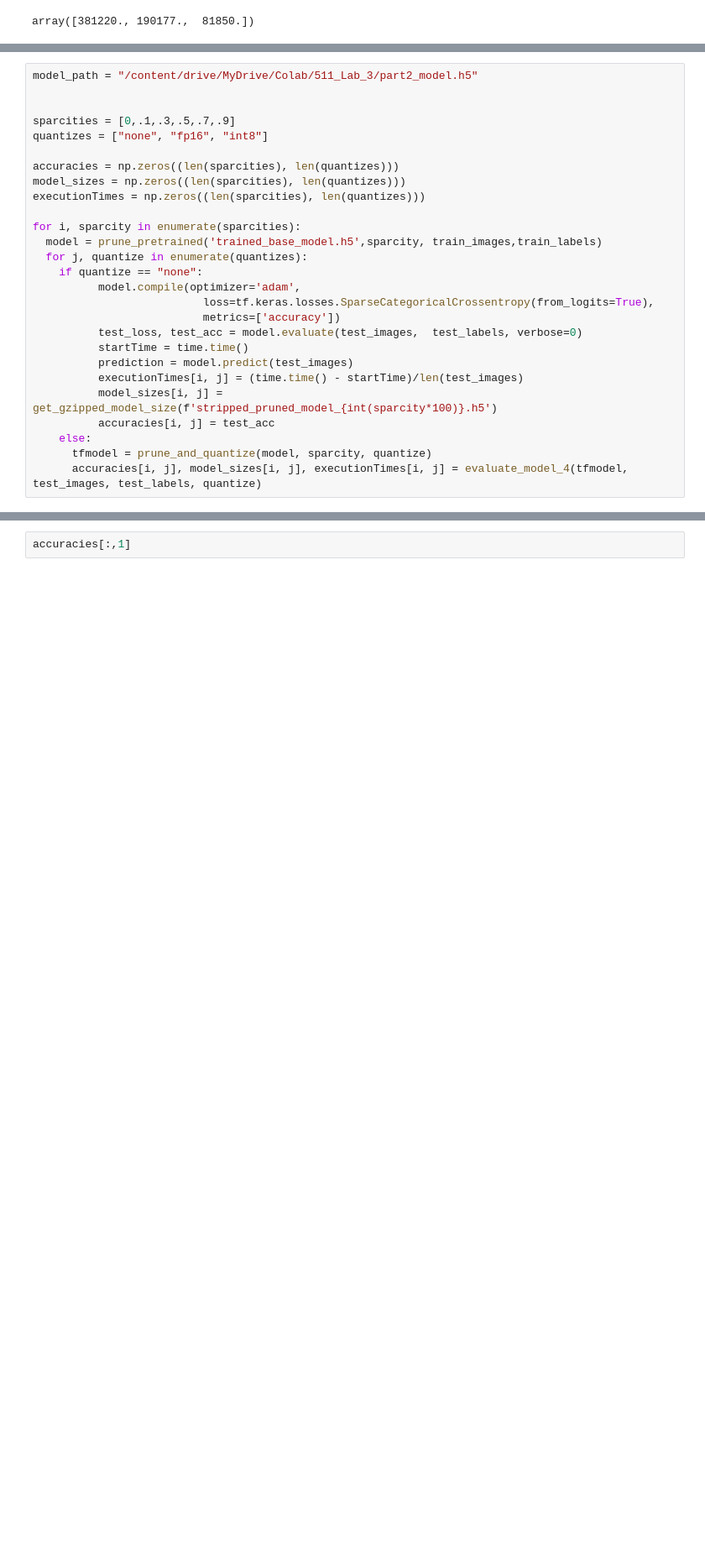
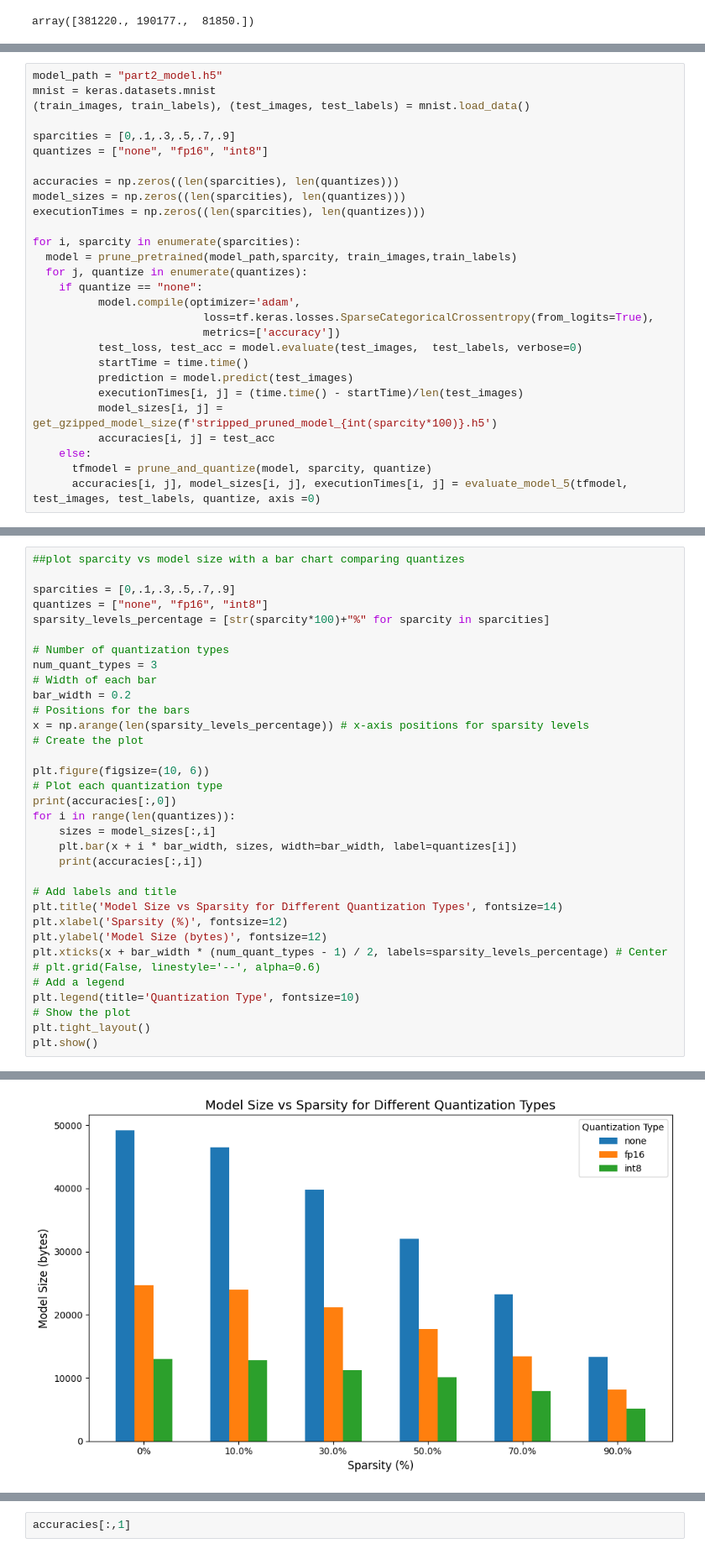
Before and after one commit to levisawatz/LAB3_ENDG511, a Jupyter notebook: ENDG511_LAB_3_2025.ipynb, the cells around one changed output, grey strips where cells are left out. Shown: that part at 84% size. Drawn from its saved outputs; the diff is of its cells as text; blank space fills up the shorter version.

Commit message:
completed part4Q2

```diff
--- a/ENDG511_LAB_3_2025.ipynb
+++ b/ENDG511_LAB_3_2025.ipynb
@@ -1106,6 +1136,7 @@ plt.show()
 # %%
-model_path = "/content/drive/MyDrive/Colab/511_Lab_3/part2_model.h5"
-
+model_path = "part2_model.h5"
+mnist = keras.datasets.mnist
+(train_images, train_labels), (test_images, test_labels) = mnist.load_data()
 
 sparcities = [0,.1,.3,.5,.7,.9]
 quantizes = ["none", "fp16", "int8"]
@@ -1115,7 +1146,7 @@ model_sizes = np.zeros((len(sparcities), len(quantizes)))
 executionTimes = np.zeros((len(sparcities), len(quantizes)))
 
 for i, sparcity in enumerate(sparcities):
-  model = prune_pretrained('trained_base_model.h5',sparcity, train_images,train_labels)
+  model = prune_pretrained(model_path,sparcity, train_images,train_labels)
   for j, quantize in enumerate(quantizes):
     if quantize == "none":
           model.compile(optimizer='adam',
@@ -1129,4 +1160,4 @@ for i, sparcity in enumerate(sparcities):
           accuracies[i, j] = test_acc
     else:
       tfmodel = prune_and_quantize(model, sparcity, quantize)
-      accuracies[i, j], model_sizes[i, j], executionTimes[i, j] = evaluate_model_4(tfmodel, test_images, test_labels, quantize)
+      accuracies[i, j], model_sizes[i, j], executionTimes[i, j] = evaluate_model_5(tfmodel, test_images, test_labels, quantize, axis =0)
@@ -1132,0 +1217,35 @@ for i, sparcity in enumerate(sparcities):
+# %%
+##plot sparcity vs model size with a bar chart comparing quantizes
+
+sparcities = [0,.1,.3,.5,.7,.9]
+quantizes = ["none", "fp16", "int8"]
+sparsity_levels_percentage = [str(sparcity*100)+"%" for sparcity in sparcities]
+
+# Number of quantization types
+num_quant_types = 3
+# Width of each bar
+bar_width = 0.2
+# Positions for the bars
+x = np.arange(len(sparsity_levels_percentage)) # x-axis positions for sparsity levels
+# Create the plot
+
+plt.figure(figsize=(10, 6))
+# Plot each quantization type
+print(accuracies[:,0])
+for i in range(len(quantizes)):
+    sizes = model_sizes[:,i]
+    plt.bar(x + i * bar_width, sizes, width=bar_width, label=quantizes[i])
+    print(accuracies[:,i])
+
+# Add labels and title
+plt.title('Model Size vs Sparsity for Different Quantization Types', fontsize=14)
+plt.xlabel('Sparsity (%)', fontsize=12)
+plt.ylabel('Model Size (bytes)', fontsize=12)
+plt.xticks(x + bar_width * (num_quant_types - 1) / 2, labels=sparsity_levels_percentage) # Center
+# plt.grid(False, linestyle='--', alpha=0.6)
+# Add a legend
+plt.legend(title='Quantization Type', fontsize=10)
+# Show the plot
+plt.tight_layout()
+plt.show()
+# %% [output]
@@ -1132,0 +1256 @@ for i, sparcity in enumerate(sparcities):
+[figure, added]
```
Also changed, not shown: parts of 13 cells of this notebook.
